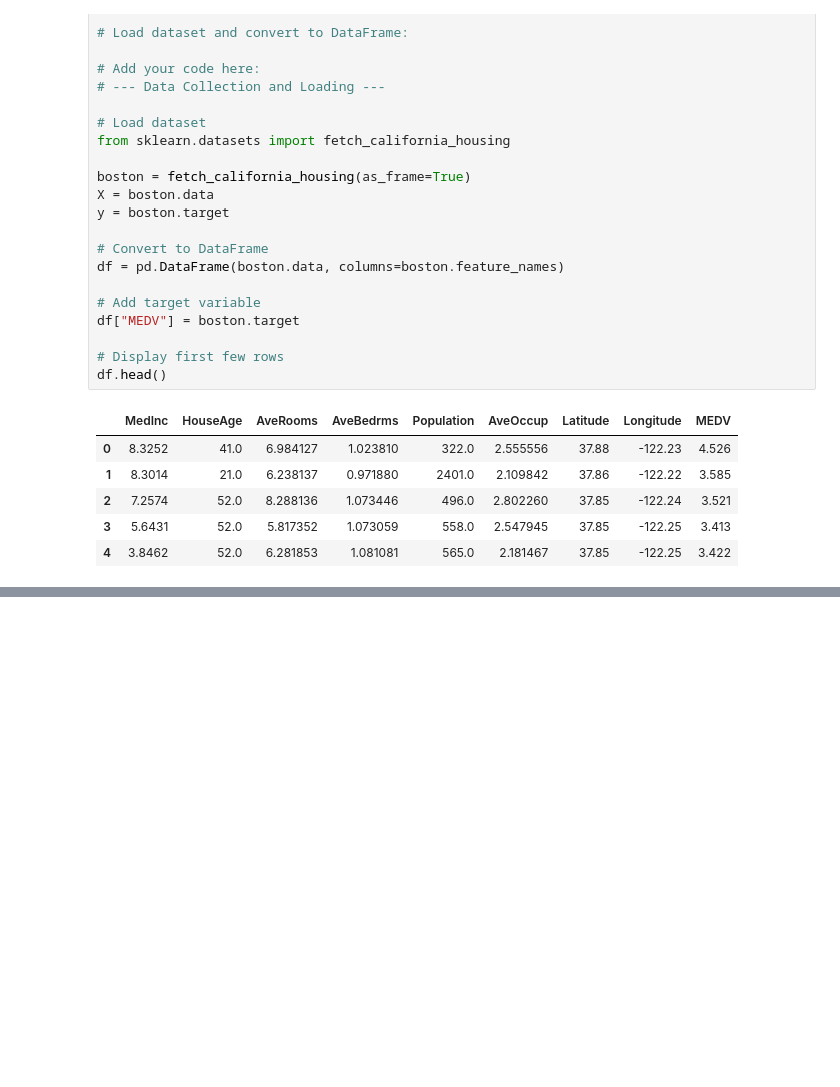
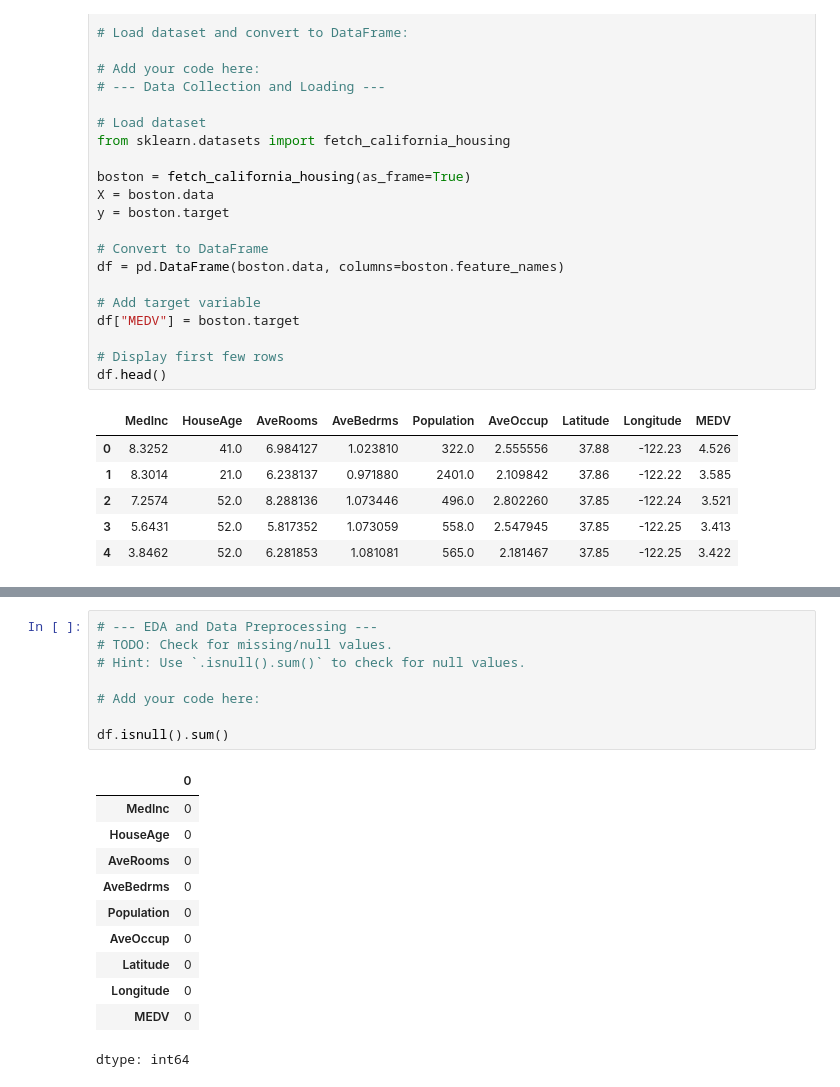
Before and after one commit to kadiwala1234/Introduction-to-Artificial-Intelligence, a Jupyter notebook: Assignment_7.ipynb, the cells around one changed output, grey strips where cells are left out. Cells and saved outputs as stored; diff of their text form; blank space fills up the shorter version.

```diff
--- a/Assignment_7.ipynb
+++ b/Assignment_7.ipynb
@@ -130,0 +181,20 @@ df.head()
+# %%
+# --- EDA and Data Preprocessing ---
+# TODO: Check for missing/null values.
+# Hint: Use `.isnull().sum()` to check for null values.
+
+# Add your code here:
+
+df.isnull().sum()
+# %% [output]
+|  | 0 |
+| MedInc | 0 |
+| HouseAge | 0 |
+| AveRooms | 0 |
+| AveBedrms | 0 |
+| Population | 0 |
+| AveOccup | 0 |
+| Latitude | 0 |
+| Longitude | 0 |
+| MEDV | 0 |
+dtype: int64
```
Also changed, not shown: parts of 12 cells of this notebook.
